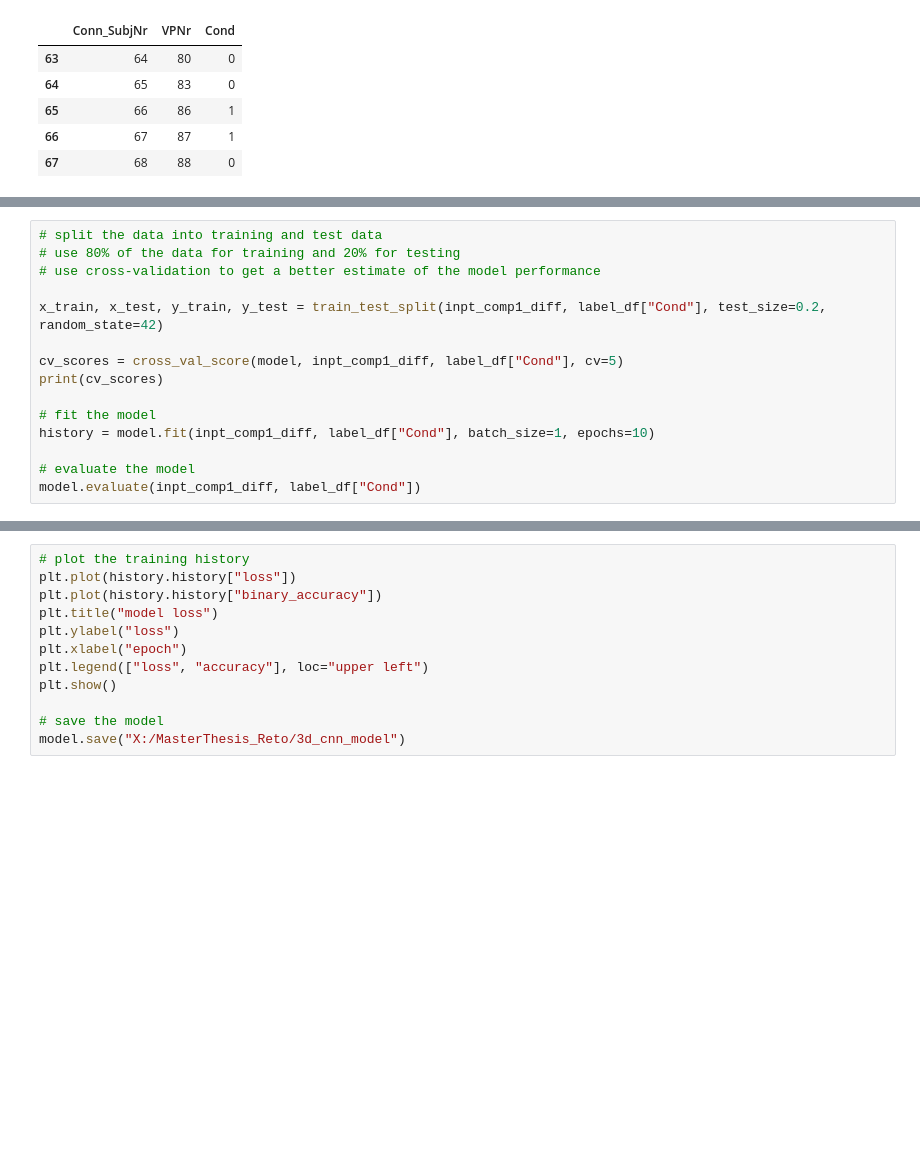
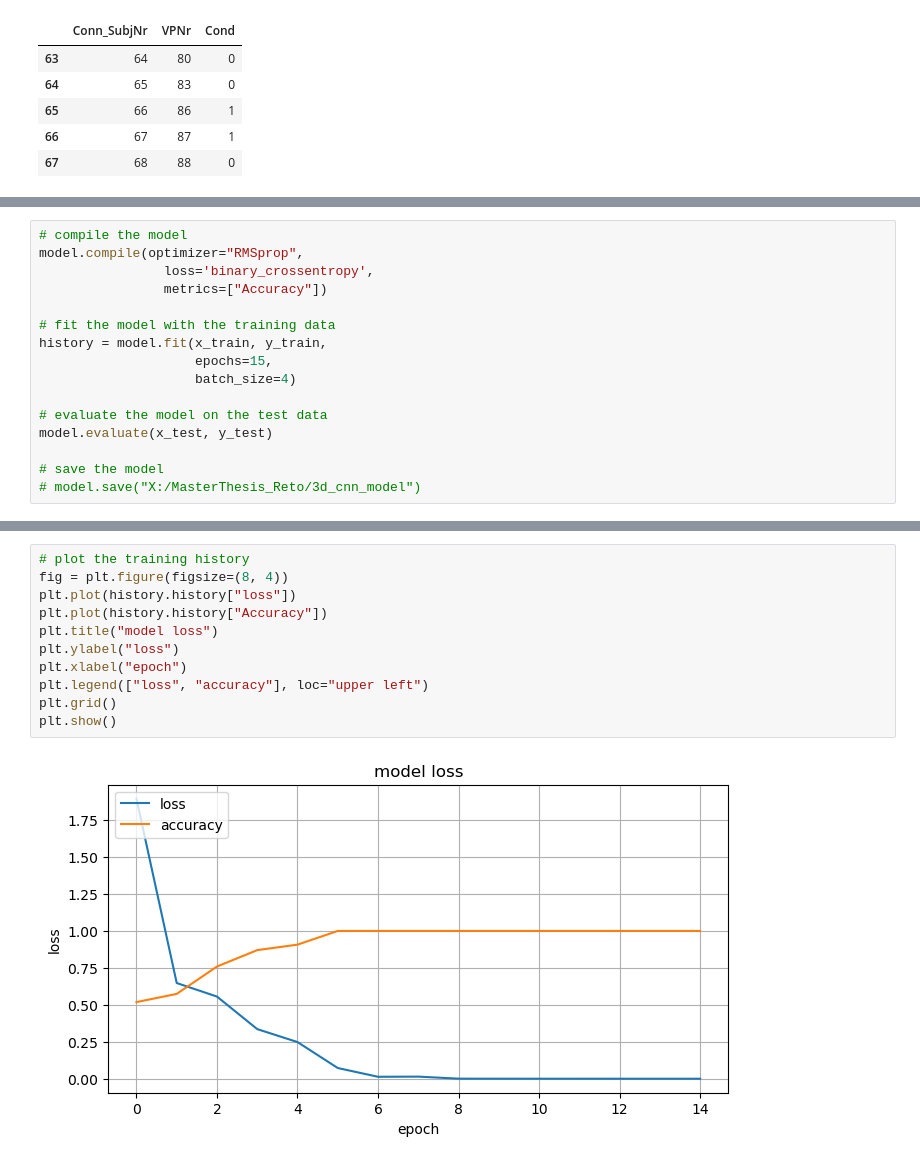
Before and after one commit to tahendry/master_thesis, a Jupyter notebook: MVPA_data_prep_for_CNN.ipynb, the cells around one changed output, grey strips where cells are left out. Cells and saved outputs as stored; diff of their text form; blank space fills up the shorter version.

```diff
--- a/MVPA_data_prep_for_CNN.ipynb
+++ b/MVPA_data_prep_for_CNN.ipynb
@@ -109,15 +152,0 @@ model.compile(optimizer=keras.optimizers.RMSprop(),
-# %%
-# split the data into training and test data
-# use 80% of the data for training and 20% for testing
-# use cross-validation to get a better estimate of the model performance
-
-x_train, x_test, y_train, y_test = train_test_split(inpt_comp1_diff, label_df["Cond"], test_size=0.2, random_state=42)
-
-cv_scores = cross_val_score(model, inpt_comp1_diff, label_df["Cond"], cv=5)
-print(cv_scores)
-
-# fit the model
-history = model.fit(inpt_comp1_diff, label_df["Cond"], batch_size=1, epochs=10)
-
-# evaluate the model
-model.evaluate(inpt_comp1_diff, label_df["Cond"])
@@ -123,0 +196,16 @@ model.evaluate(inpt_comp1_diff, label_df["Cond"])
+# %%
+# compile the model
+model.compile(optimizer="RMSprop",
+                loss='binary_crossentropy',
+                metrics=["Accuracy"])
+
+# fit the model with the training data
+history = model.fit(x_train, y_train,
+                    epochs=15,
+                    batch_size=4)
+
+# evaluate the model on the test data
+model.evaluate(x_test, y_test)
+
+# save the model
+# model.save("X:/MasterThesis_Reto/3d_cnn_model")
@@ -124,12 +231,13 @@ model.evaluate(inpt_comp1_diff, label_df["Cond"])
 # %%
 # plot the training history
+fig = plt.figure(figsize=(8, 4))
 plt.plot(history.history["loss"])
-plt.plot(history.history["binary_accuracy"])
+plt.plot(history.history["Accuracy"])
 plt.title("model loss")
 plt.ylabel("loss")
 plt.xlabel("epoch")
 plt.legend(["loss", "accuracy"], loc="upper left")
+plt.grid()
 plt.show()
-
-# save the model
-model.save("X:/MasterThesis_Reto/3d_cnn_model")
+# %% [output]
+[figure, added]
```
Also changed, not shown: parts of 12 cells of this notebook.
